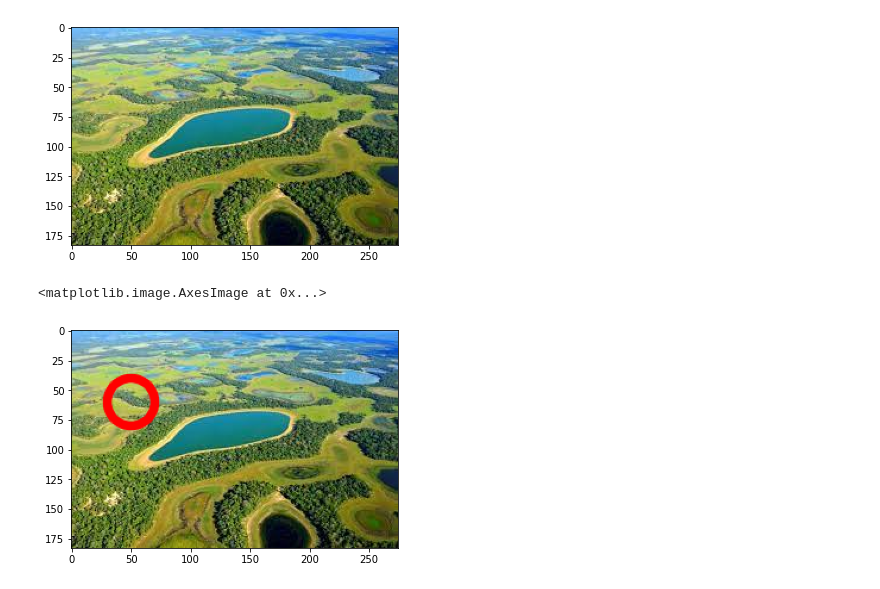
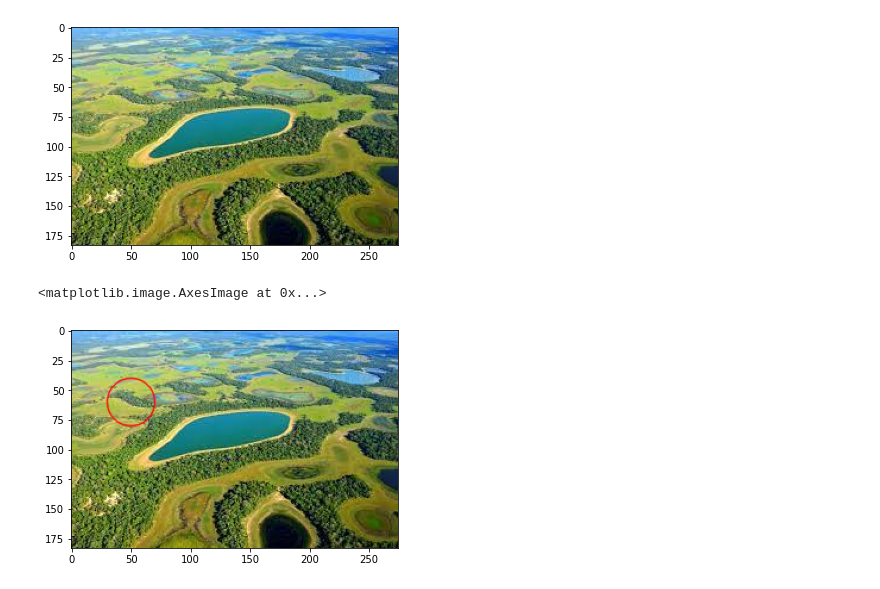
Before and after one commit to nnilocoelho/computer-vision, a Jupyter notebook: nb02.ipynb, the cells around one changed output. Saved outputs shown, nothing was run; the diff lists cells and outputs as text; code cells hidden in the pictures.

```diff
--- a/nb02.ipynb
+++ b/nb02.ipynb
@@ -121,11 +121,11 @@ plt.imshow(image[:,:,::-1])
 # %%
 # Draw a circle
 imageCircle = image.copy()
 
-cv2.circle(imageCircle, (50,60), 20, (0, 0, 255), thickness=5, lineType=cv2.LINE_AA);
+cv2.circle(imageCircle, (50,60), 20, (0, 0, 255), thickness=0, lineType=cv2.LINE_AA);
 
 # Display the image
 plt.imshow(imageCircle[:,:,::-1])
 # %% [output]
 <matplotlib.image.AxesImage at 0x...>
-[figure, old version]
+[figure, new version]
```
